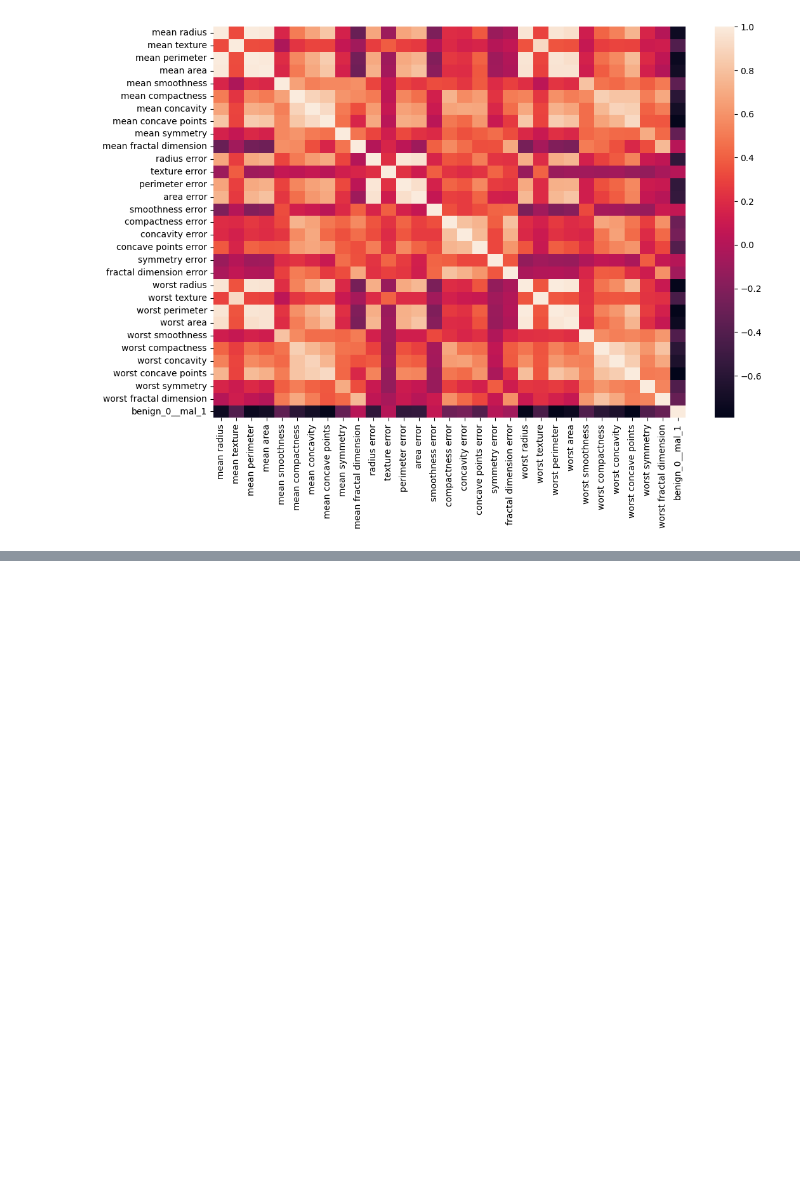
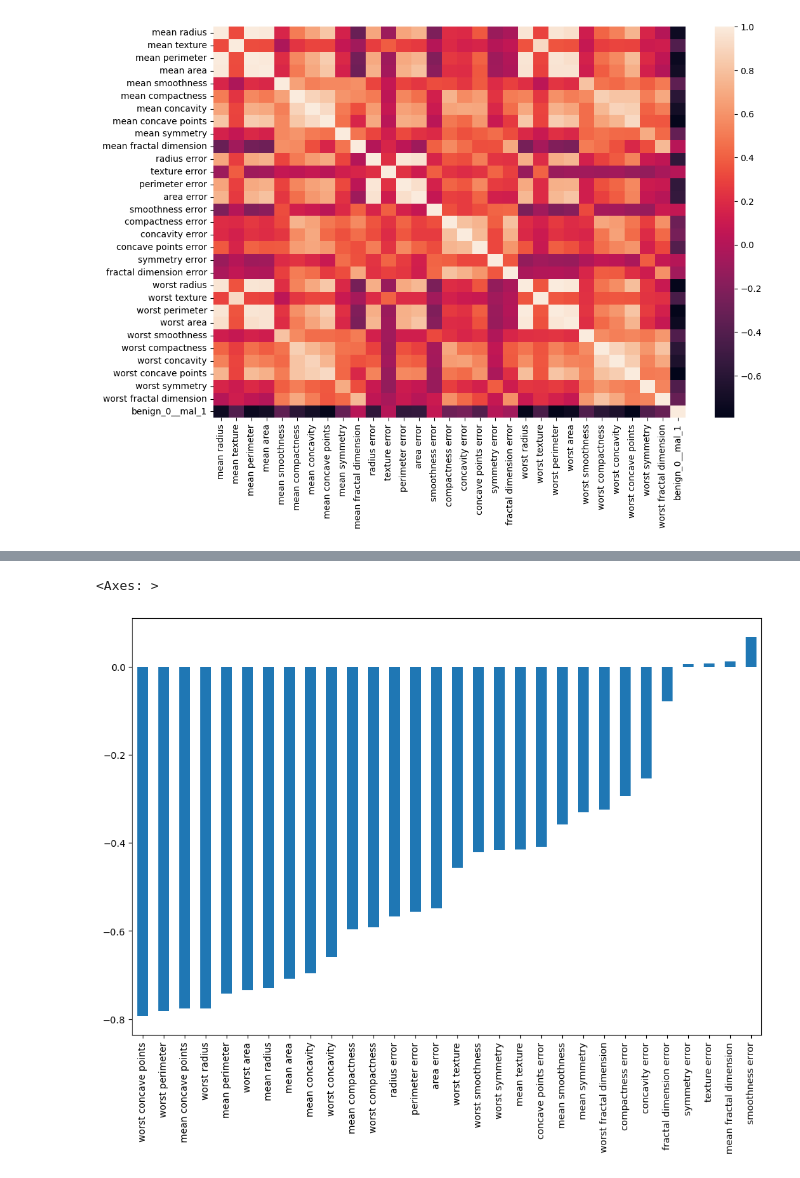
Before and after one commit to Sabbha20/ten-k-learn, a Jupyter notebook: 01 tensorflow-Keras/02 - Keras-Classification.ipynb, the cells around one changed output, grey strips where cells are left out. Saved outputs shown, nothing was run; the diff lists cells and outputs as text; code cells hidden in the pictures; blank space fills up the shorter version.

```diff
--- a/01 tensorflow-Keras/02 - Keras-Classification.ipynb
+++ b/01 tensorflow-Keras/02 - Keras-Classification.ipynb
@@ -213,0 +240,6 @@ sns.heatmap(data=df.corr())
+# %%
+plt.figure(figsize=(12, 8))
+df.corr()['benign_0__mal_1'][:-1].sort_values().plot(kind="bar")
+# %% [output]
+<Axes: >
+[figure, added]
```
Also changed, not shown: parts of 2 cells of this notebook.
